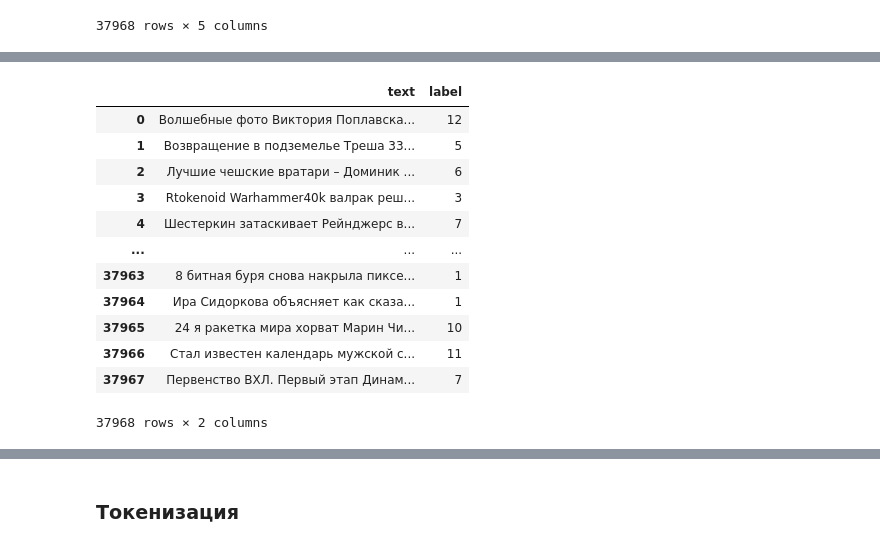
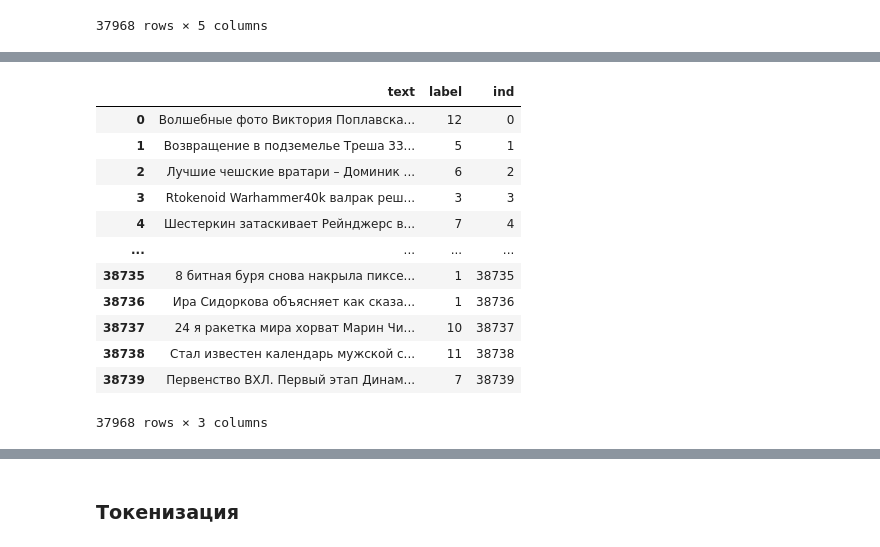
Before and after one commit to lteplova/rnn_in_nlp, a Jupyter notebook: solution/[AiEdu][rnn_in_nlp]project_text_classification.ipynb, the cells around one changed output, grey strips where cells are left out. Cells and saved outputs as stored; diff of their text form; code cells hidden in the pictures.

```diff
--- a/solution/[AiEdu][rnn_in_nlp]project_text_classification.ipynb
+++ b/solution/[AiEdu][rnn_in_nlp]project_text_classification.ipynb
@@ -270,23 +261,23 @@ sns.histplot(reviews["review_length"], kde=True, binwidth=5).set_title("Коли
 # %%
 # подготовка датасета, сохранение нужных колонок
 df = pd.DataFrame()
-df['text'] = reviews.text.values
-df['label'] = reviews.label.values
+df = reviews[['text', 'label']]
+df['ind'] = df.index
 df
 # %% [output]
-|  | text | label |
-| 0 | Волшебные фото Виктория Поплавска... | 12 |
-| 1 | Возвращение в подземелье Треша 33... | 5 |
-| 2 | Лучшие чешские вратари – Доминик ... | 6 |
-| 3 | Rtokenoid Warhammer40k валрак реш... | 3 |
-| 4 | Шестеркин затаскивает Рейнджерс в... | 7 |
-| ... | ... | ... |
-| 37963 | 8 битная буря снова накрыла пиксе... | 1 |
-| 37964 | Ира Сидоркова объясняет как сказа... | 1 |
-| 37965 | 24 я ракетка мира хорват Марин Чи... | 10 |
-| 37966 | Стал известен календарь мужской с... | 11 |
-| 37967 | Первенство ВХЛ. Первый этап Динам... | 7 |
+|  | text | label | ind |
+| 0 | Волшебные фото Виктория Поплавска... | 12 | 0 |
+| 1 | Возвращение в подземелье Треша 33... | 5 | 1 |
+| 2 | Лучшие чешские вратари – Доминик ... | 6 | 2 |
+| 3 | Rtokenoid Warhammer40k валрак реш... | 3 | 3 |
+| 4 | Шестеркин затаскивает Рейнджерс в... | 7 | 4 |
+| ... | ... | ... | ... |
+| 38735 | 8 битная буря снова накрыла пиксе... | 1 | 38735 |
+| 38736 | Ира Сидоркова объясняет как сказа... | 1 | 38736 |
+| 38737 | 24 я ракетка мира хорват Марин Чи... | 10 | 38737 |
+| 38738 | Стал известен календарь мужской с... | 11 | 38738 |
+| 38739 | Первенство ВХЛ. Первый этап Динам... | 7 | 38739 |
-37968 rows × 2 columns
+37968 rows × 3 columns
 # %%
 df.to_csv('trainn.csv', index=False)
 # %%
```
Also changed, not shown: parts of 68 cells of this notebook.
